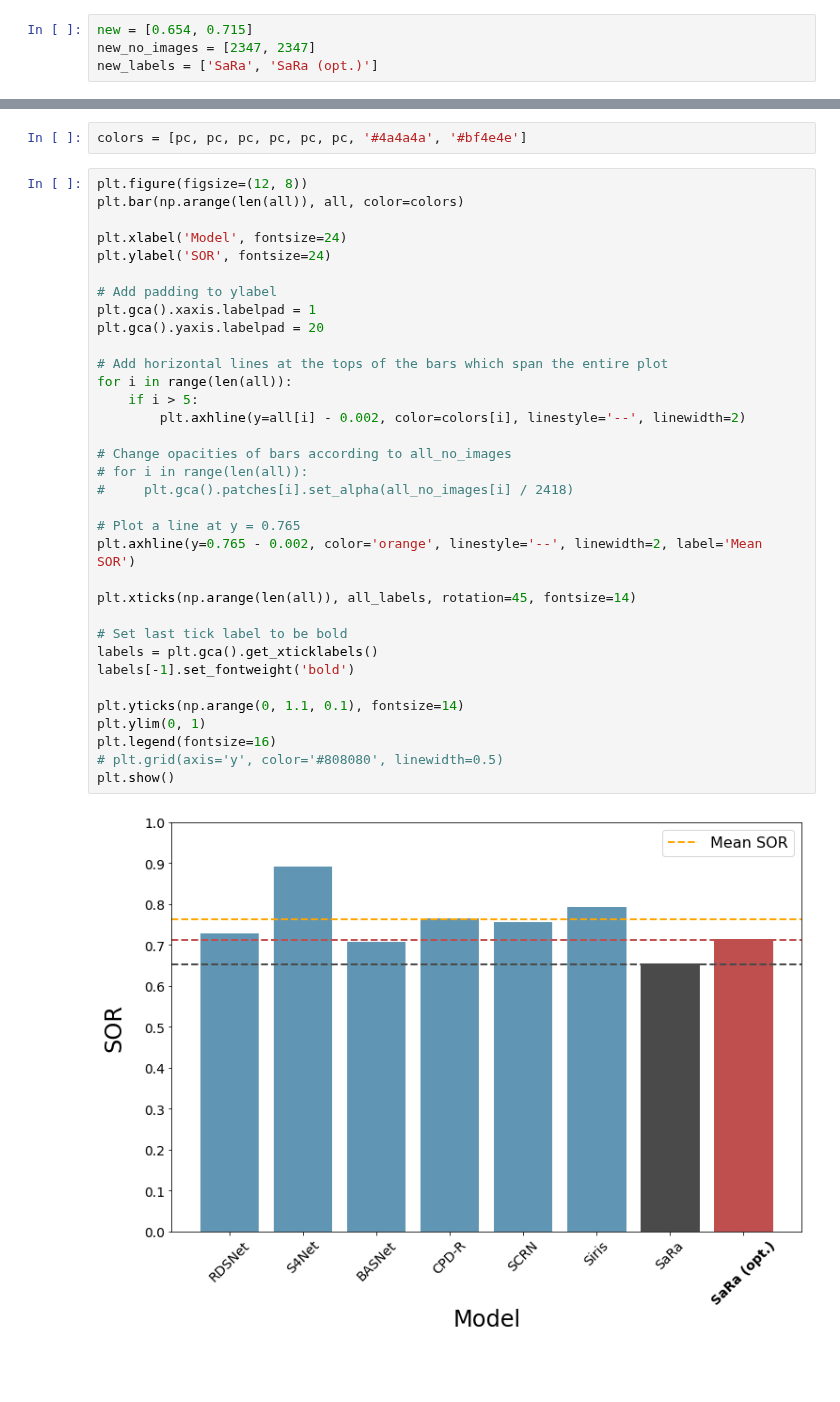
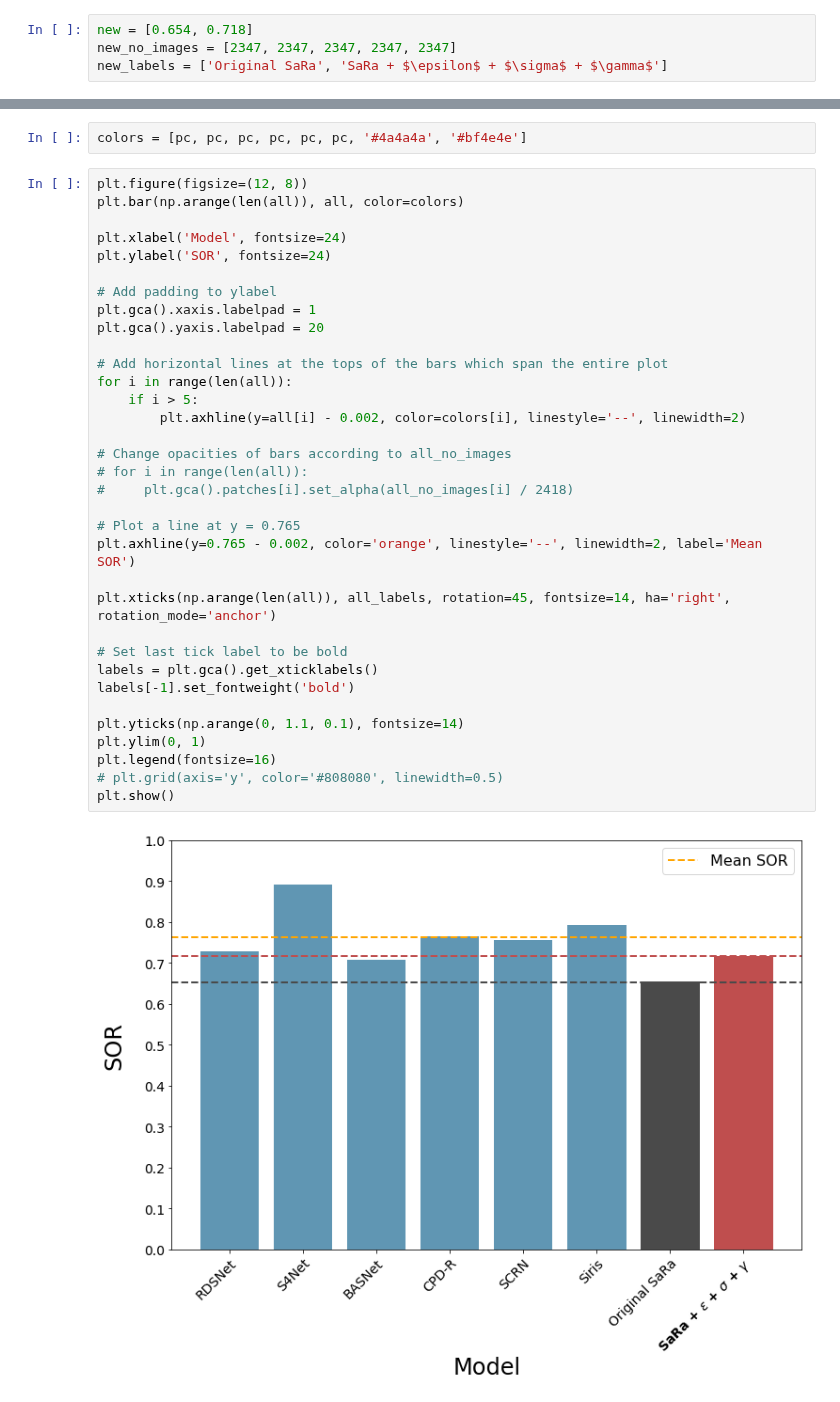
Before and after one commit to matthewkenely/ICT3909, a Jupyter notebook: optimisations/saliency-generator/Performance.ipynb, the cells around one changed output, grey strips where cells are left out. Drawn from its saved outputs; the diff is of its cells as text; blank space fills up the shorter version.

```diff
--- a/optimisations/saliency-generator/Performance.ipynb
+++ b/optimisations/saliency-generator/Performance.ipynb
@@ -6,9 +6,9 @@ prior = [0.728, 0.891, 0.707, 0.766, 0.756, 0.792]
 prior_no_images = [2418, 1507, 2402, 2417, 2418, 2365]
 prior_labels = ['RDSNet', 'S4Net', 'BASNet', 'CPD-R', 'SCRN', 'Siris']
 # %%
-new = [0.654, 0.715]
-new_no_images = [2347, 2347]
-new_labels = ['SaRa', 'SaRa (opt.)']
+new = [0.654, 0.718]
+new_no_images = [2347, 2347, 2347, 2347, 2347]
+new_labels = ['Original SaRa', 'SaRa + $\epsilon$ + $\sigma$ + $\gamma$']
 # %%
 all = prior + new
 all_no_images = prior_no_images + new_no_images
@@ -26,32 +27,32 @@ plt.bar(np.arange(len(all)), all, color=colors)
 plt.xlabel('Model', fontsize=24)
 plt.ylabel('SOR', fontsize=24)
 
 # Add padding to ylabel
 plt.gca().xaxis.labelpad = 1
 plt.gca().yaxis.labelpad = 20
 
 # Add horizontal lines at the tops of the bars which span the entire plot
 for i in range(len(all)):
     if i > 5:
         plt.axhline(y=all[i] - 0.002, color=colors[i], linestyle='--', linewidth=2)
 
 # Change opacities of bars according to all_no_images
 # for i in range(len(all)):
 #     plt.gca().patches[i].set_alpha(all_no_images[i] / 2418)
 
 # Plot a line at y = 0.765
 plt.axhline(y=0.765 - 0.002, color='orange', linestyle='--', linewidth=2, label='Mean SOR')
 
-plt.xticks(np.arange(len(all)), all_labels, rotation=45, fontsize=14)
+plt.xticks(np.arange(len(all)), all_labels, rotation=45, fontsize=14, ha='right', rotation_mode='anchor')
 
 # Set last tick label to be bold
 labels = plt.gca().get_xticklabels()
 labels[-1].set_fontweight('bold')
 
 plt.yticks(np.arange(0, 1.1, 0.1), fontsize=14)
 plt.ylim(0, 1)
 plt.legend(fontsize=16)
 # plt.grid(axis='y', color='#808080', linewidth=0.5)
 plt.show()
 # %% [output]
-[figure, old version]
+[figure, new version]
```
Also changed, not shown: parts of 1 cell of this notebook, 20 other files.
